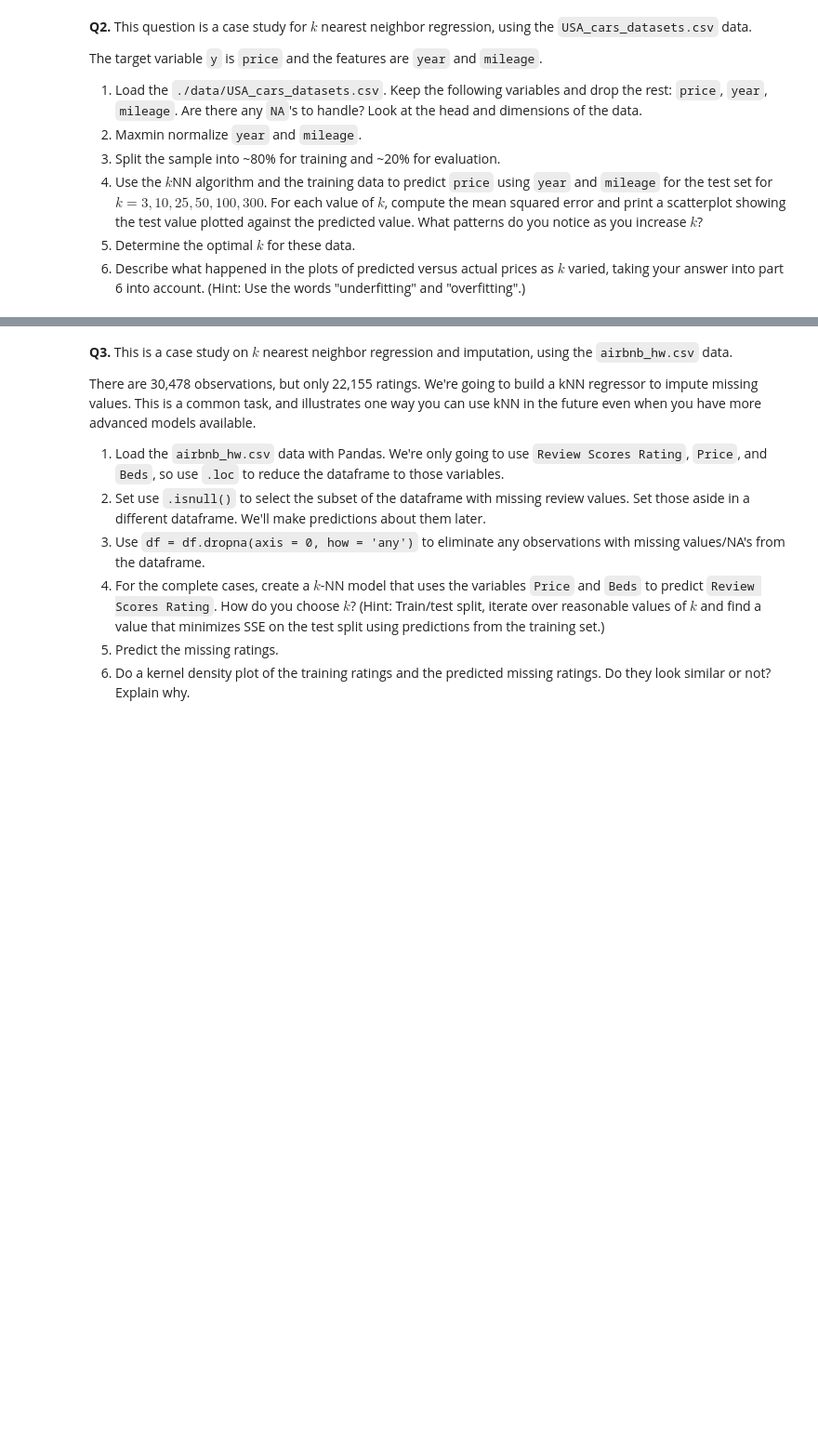
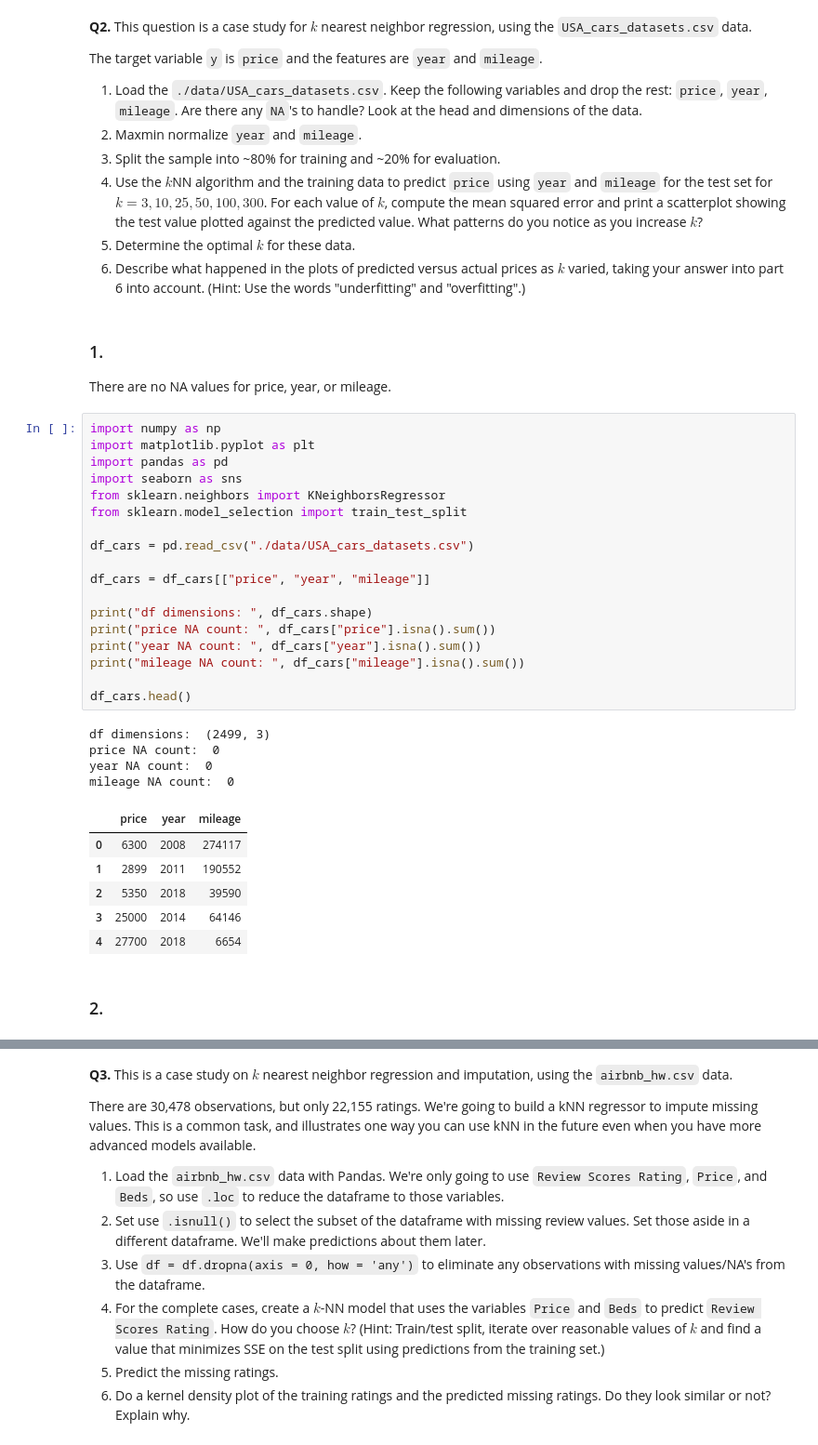
Before and after one commit to Jonuhthan/knn_assignment, a Jupyter notebook: assignment_knn.ipynb, the cells around one changed output, grey strips where cells are left out. Shown at 93% size. Drawn from its saved outputs; the diff is of its cells as text; blank space fills up the shorter version.

```diff
--- a/assignment_knn.ipynb
+++ b/assignment_knn.ipynb
@@ -41,3 +41,37 @@ The target variable `y` is `price` and the features are `year` and `mileage`.
 4. Use the $k$NN algorithm and the training data to predict `price` using `year` and `mileage` for the test set for $k=3,10,25,50,100,300$. For each value of $k$, compute the mean squared error and print a scatterplot showing the test value plotted against the predicted value. What patterns do you notice as you increase $k$?
 5. Determine the optimal $k$ for these data.
 6. Describe what happened in the plots of predicted versus actual prices as $k$ varied, taking your answer into part 6 into account. (Hint: Use the words "underfitting" and "overfitting".)
+# %% [markdown]
+### 1.
+There are no NA values for price, year, or mileage.
+# %%
+import numpy as np
+import matplotlib.pyplot as plt
+import pandas as pd
+import seaborn as sns
+from sklearn.neighbors import KNeighborsRegressor
+from sklearn.model_selection import train_test_split
+
+df_cars = pd.read_csv("./data/USA_cars_datasets.csv")
+
+df_cars = df_cars[["price", "year", "mileage"]]
+
+print("df dimensions: ", df_cars.shape)
+print("price NA count: ", df_cars["price"].isna().sum())
+print("year NA count: ", df_cars["year"].isna().sum())
+print("mileage NA count: ", df_cars["mileage"].isna().sum())
+
+df_cars.head()
+# %% [output]
+df dimensions:  (2499, 3)
+price NA count:  0
+year NA count:  0
+mileage NA count:  0
+|  | price | year | mileage |
+| 0 | 6300 | 2008 | 274117 |
+| 1 | 2899 | 2011 | 190552 |
+| 2 | 5350 | 2018 | 39590 |
+| 3 | 25000 | 2014 | 64146 |
+| 4 | 27700 | 2018 | 6654 |
+# %% [markdown]
+### 2.
```
Also changed, not shown: parts of 8 cells of this notebook.
